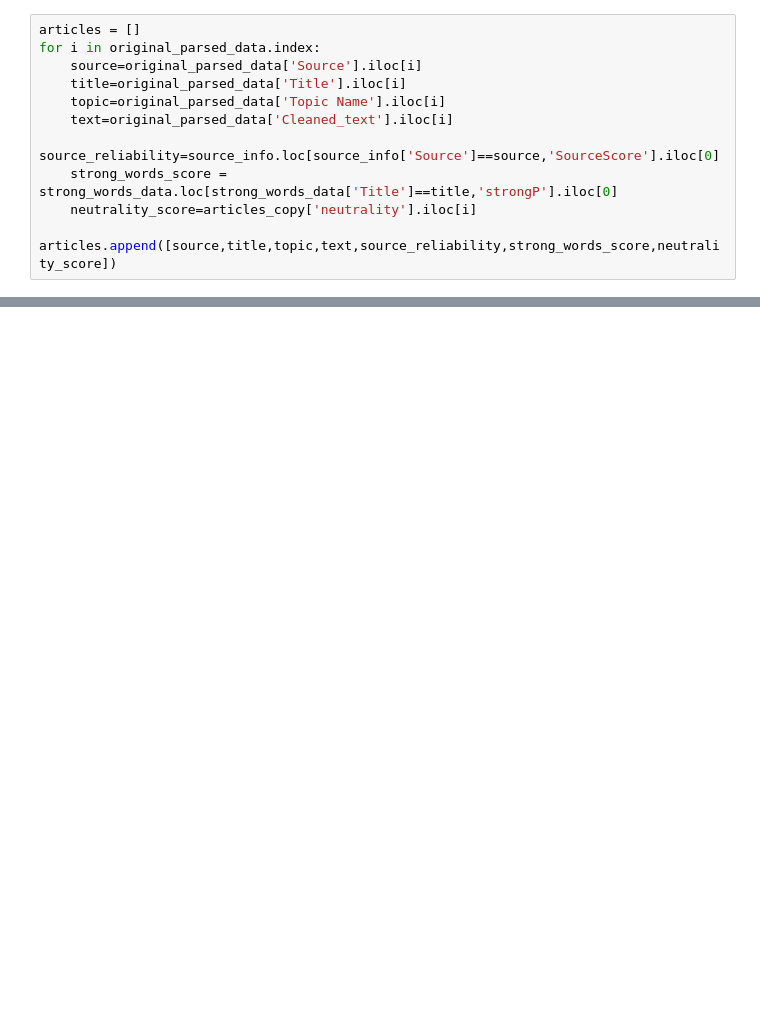
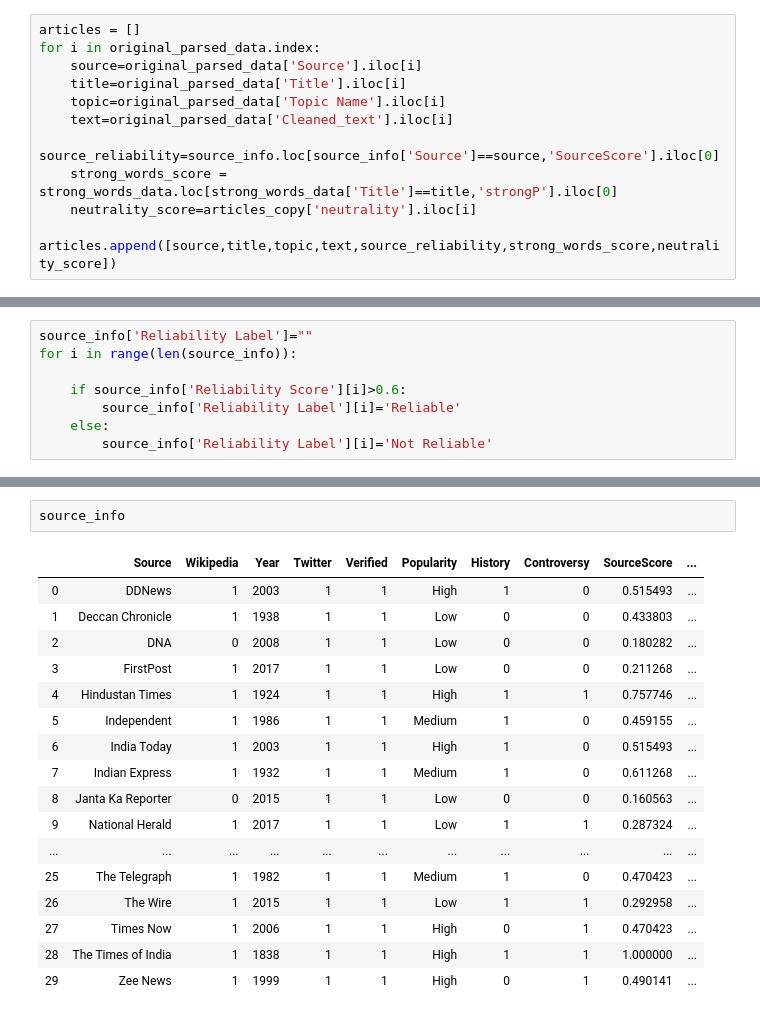
Before and after one commit to akshu98/MinorProjectUD02, a Jupyter notebook: RELIABILITY/code/RELIABILITY PREDICTOR.ipynb, the cells around one changed output, grey strips where cells are left out. Drawn from its saved outputs; the diff is of its cells as text; blank space fills up the shorter version.

```diff
--- a/RELIABILITY/code/RELIABILITY PREDICTOR.ipynb
+++ b/RELIABILITY/code/RELIABILITY PREDICTOR.ipynb
@@ -129,0 +242,8 @@ Counter({'Indian Express': 32,
+# %%
+source_info['Reliability Label']=""
+for i in range(len(source_info)):
+
+    if source_info['Reliability Score'][i]>0.6:
+        source_info['Reliability Label'][i]='Reliable'
+    else:
+        source_info['Reliability Label'][i]='Not Reliable'
@@ -129,0 +259,20 @@ Counter({'Indian Express': 32,
+# %%
+source_info
+# %% [output]
+|  | Source | Wikipedia | Year | Twitter | Verified | Popularity | History | Controversy | SourceScore | ... |
+| 0 | DDNews | 1 | 2003 | 1 | 1 | High | 1 | 0 | 0.515493 | ... |
+| 1 | Deccan Chronicle | 1 | 1938 | 1 | 1 | Low | 0 | 0 | 0.433803 | ... |
+| 2 | DNA | 0 | 2008 | 1 | 1 | Low | 0 | 0 | 0.180282 | ... |
+| 3 | FirstPost | 1 | 2017 | 1 | 1 | Low | 0 | 0 | 0.211268 | ... |
+| 4 | Hindustan Times | 1 | 1924 | 1 | 1 | High | 1 | 1 | 0.757746 | ... |
+| 5 | Independent | 1 | 1986 | 1 | 1 | Medium | 1 | 0 | 0.459155 | ... |
+| 6 | India Today | 1 | 2003 | 1 | 1 | High | 1 | 0 | 0.515493 | ... |
+| 7 | Indian Express | 1 | 1932 | 1 | 1 | Medium | 1 | 0 | 0.611268 | ... |
+| 8 | Janta Ka Reporter | 0 | 2015 | 1 | 1 | Low | 0 | 0 | 0.160563 | ... |
+| 9 | National Herald | 1 | 2017 | 1 | 1 | Low | 1 | 1 | 0.287324 | ... |
+| ... | ... | ... | ... | ... | ... | ... | ... | ... | ... | ... |
+| 25 | The Telegraph | 1 | 1982 | 1 | 1 | Medium | 1 | 0 | 0.470423 | ... |
+| 26 | The Wire | 1 | 2015 | 1 | 1 | Low | 1 | 1 | 0.292958 | ... |
+| 27 | Times Now | 1 | 2006 | 1 | 1 | High | 0 | 1 | 0.470423 | ... |
+| 28 | The Times of India | 1 | 1838 | 1 | 1 | High | 1 | 1 | 1.000000 | ... |
+| 29 | Zee News | 1 | 1999 | 1 | 1 | High | 0 | 1 | 0.490141 | ... |
```
Also changed, not shown: parts of 20 cells of this notebook, 17 other files.
